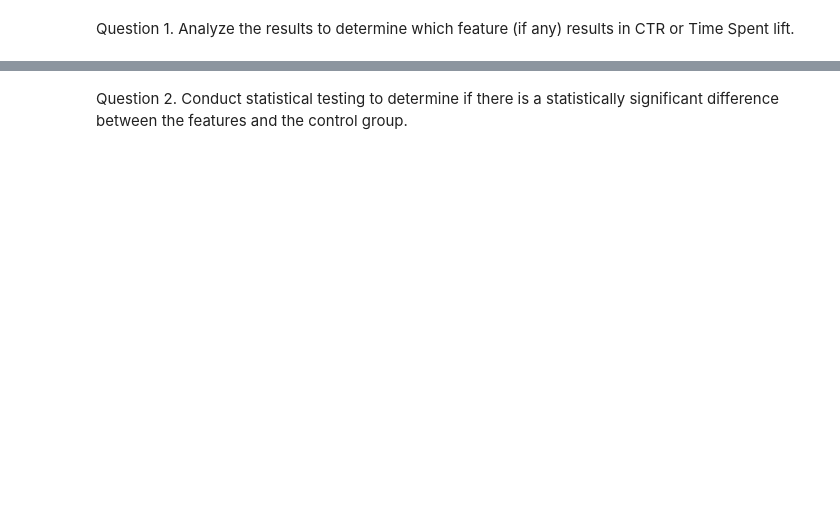
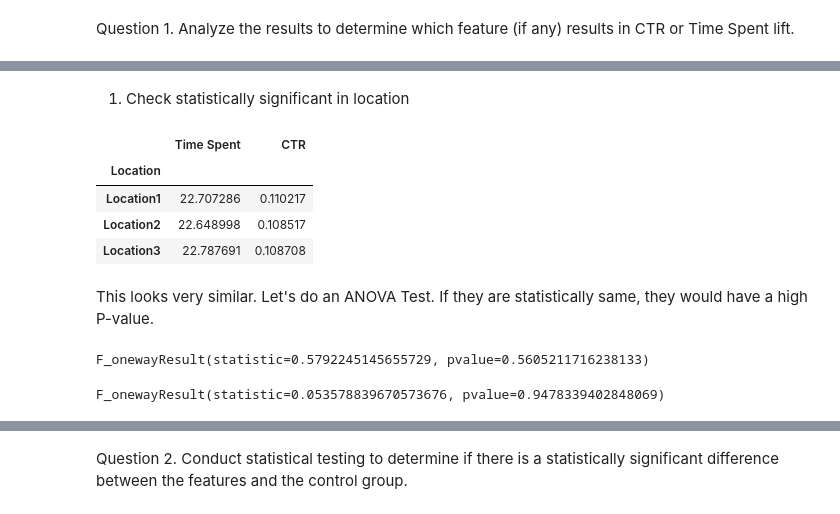
Before and after one commit to JacdowYc/Schulich_data_science1, a Jupyter notebook: Assignment 2.ipynb, the cells around one changed output, grey strips where cells are left out. Cells and saved outputs as stored; diff of their text form; code cells hidden in the pictures; blank space fills up the shorter version.

```diff
--- a/Assignment 2.ipynb
+++ b/Assignment 2.ipynb
@@ -62,0 +46,32 @@ plt.show()
+# %% [markdown]
+1. Check statistically significant in location
+# %%
+df.groupby('Location')[['Time Spent','CTR']].mean()
+# %% [output]
+|  | Time Spent | CTR |
+| Location |  |  |
+| Location1 | 22.707286 | 0.110217 |
+| Location2 | 22.648998 | 0.108517 |
+| Location3 | 22.787691 | 0.108708 |
+# %% [markdown]
+This looks very similar. Let's do an ANOVA Test. If they are statistically same, they would have a high P-value.
+# %%
+# checking CTR
+loc_1 = df[df['Location'] == 'Location1']['CTR']
+loc_2 = df[df['Location'] == 'Location2']['CTR']
+loc_3 = df[df['Location'] == 'Location3']['CTR']
+
+p_val = stats.f_oneway(loc_1, loc_2, loc_3)
+print(p_val)
+# %% [output]
+F_onewayResult(statistic=0.5792245145655729, pvalue=0.5605211716238133)
+# %%
+# checking Time Spent
+loc_1 = df[df['Location'] == 'Location1']['Time Spent']
+loc_2 = df[df['Location'] == 'Location2']['Time Spent']
+loc_3 = df[df['Location'] == 'Location3']['Time Spent']
+
+p_val = stats.f_oneway(loc_1, loc_2, loc_3)
+print(p_val)
+# %% [output]
+F_onewayResult(statistic=0.053578839670573676, pvalue=0.9478339402848069)
```
Also changed, not shown: parts of 29 cells of this notebook.
